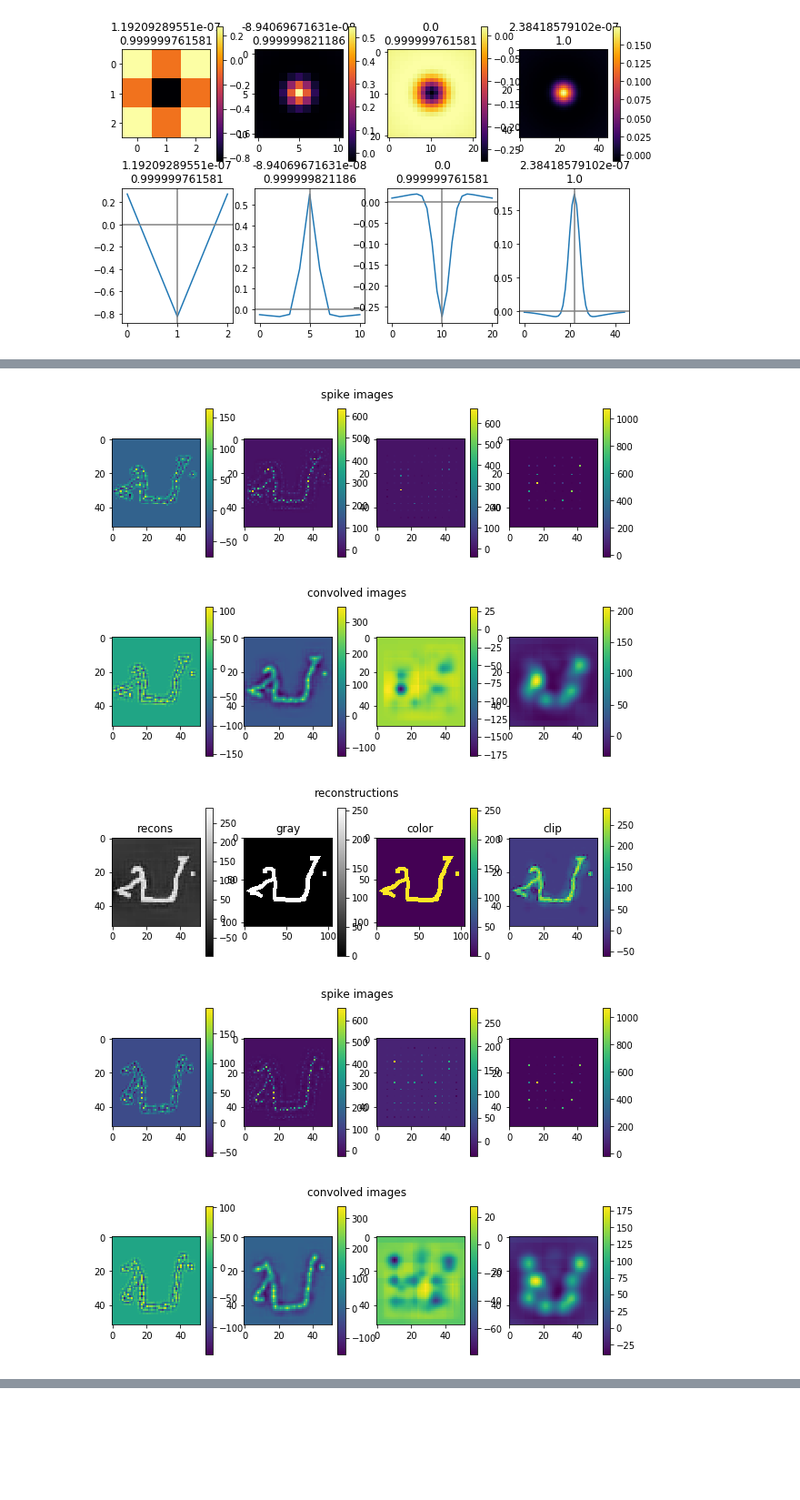
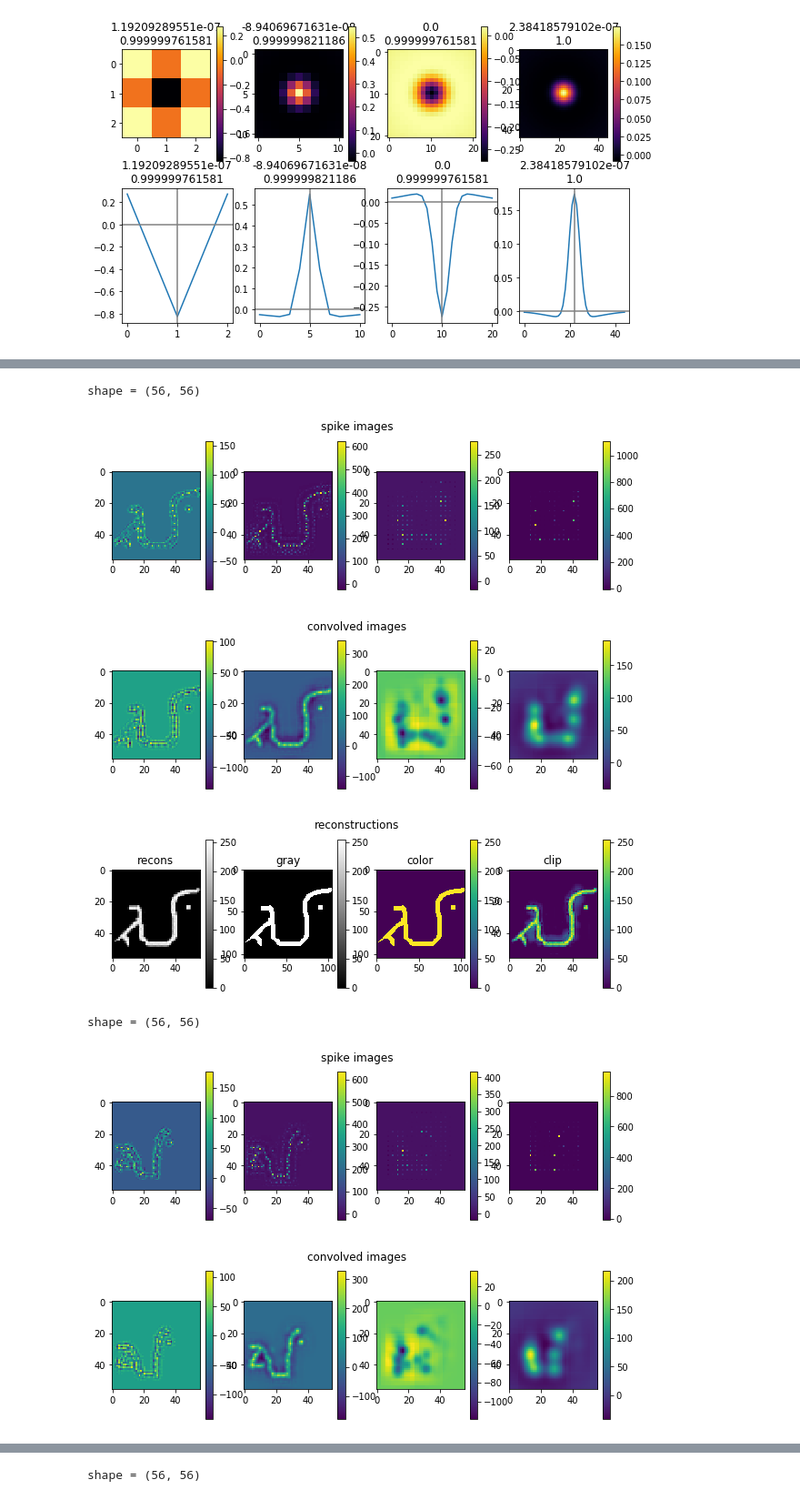
Before and after one commit to chanokin/convert_to_roc, a Jupyter notebook: load_and_read_notebooks/test_read_omniglot.ipynb, the cells around one changed output, grey strips where cells are left out. Shown: that part at 91% size. Drawn from its saved outputs; the diff is of its cells as text; code cells hidden in the pictures; blank space fills up the shorter version.

```diff
--- a/load_and_read_notebooks/test_read_omniglot.ipynb
+++ b/load_and_read_notebooks/test_read_omniglot.ipynb
@@ -88,10 +88,11 @@ files = glob.glob(os.path.join(dir_name, '*'))
 
 spikes = []
 fw = 3.
-for f in files[-5:]:
+for f in files[-3:]:
     data = todict(np.load(f, allow_pickle=True))
     kernels = data['kernels']
-    shape = data['grayscale_image'].shape
+    shape = data['scaled_image'].shape
+    print('shape = {}'.format(shape))
 
     spikes[:] = data['focal_spikes']
     images = spike_trains_to_images_g(spikes, data['scaled_image'])
@@ -132,37 +133,39 @@ for f in files[-5:]:
 #     s[:, 0] = 0
 #     s[-1, :] = 0
 #     s[0, :] = 0
 #     min_s = np.min(s)
 #     if min_s < 0:
 #         s += np.min(s)
 #     s = np.clip(s, 0, 255)
     plt.figure(figsize=(10, 3))
     plt.suptitle('reconstructions')
     ax = plt.subplot(1, 4, 1)
     ax.set_title('recons')
-    im = plt.imshow(s, cmap='gray')
+    im = plt.imshow(s, cmap='gray', vmin=0, vmax=255)
     plt.colorbar(im)
 
     ax = plt.subplot(1, 4, 2)
     ax.set_title('gray')
     im = plt.imshow(data['grayscale_image'], cmap='gray')
     plt.colorbar(im)
 
     ax = plt.subplot(1, 4, 3)
     ax.set_title('color')
     im = plt.imshow(data['color_image'].astype('uint8'))
     plt.colorbar(im)
 
     ax = plt.subplot(1, 4, 4)
 #     im = plt.imshow(np.clip(c, 0, 255))
     ax.set_title('clip')
-    im = plt.imshow(c)
+    im = plt.imshow(c, vmin=0, vmax=255)
     plt.colorbar(im)
 
     plt.show()
 # %% [output]
+shape = (56, 56)
-[figure, old version]
+[figure, new version]
-[figure, old version]
+[figure, new version]
-[figure, old version]
+[figure, new version]
+shape = (56, 56)
-[figure, old version]
+[figure, new version]
-[figure, old version]
+[figure, new version]
@@ -169,0 +173 @@ for f in files[-5:]:
+shape = (56, 56)
```
Also changed, not shown: parts of 2 cells of this notebook, 7 other files.
